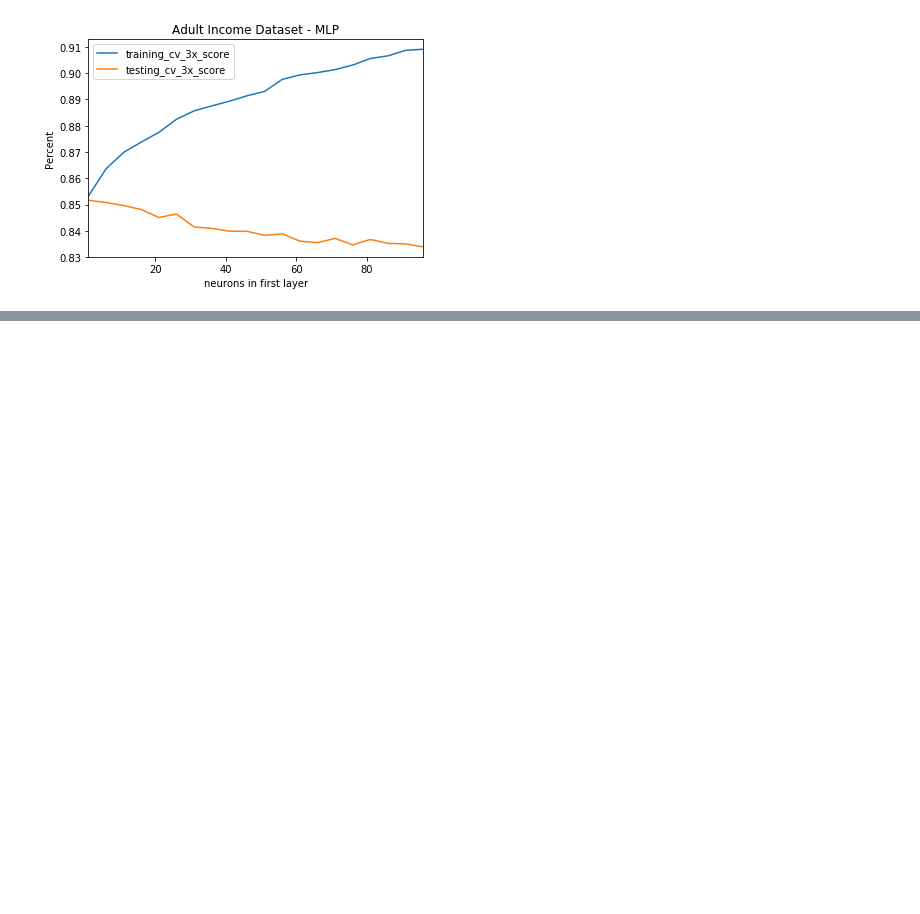
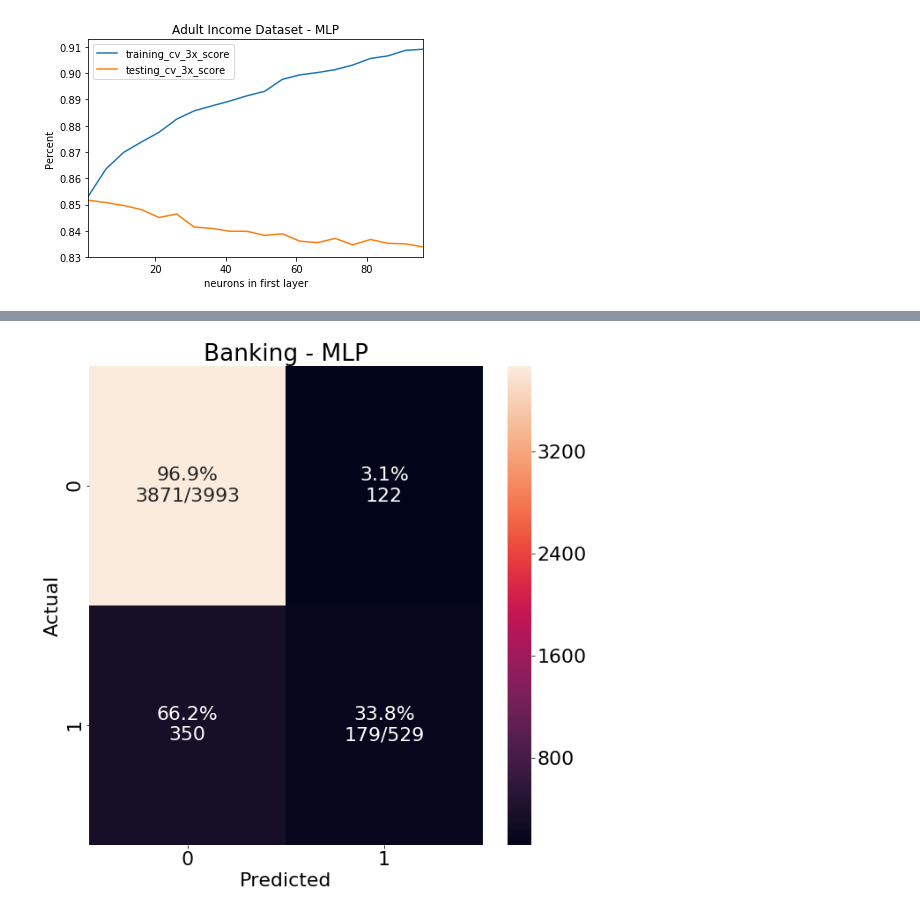
Before and after one commit to jonhilgart22/gatech_machine_learning, a Jupyter notebook: problem set 1/neural_networks.ipynb, the cells around one changed output, grey strips where cells are left out. Cells and saved outputs as stored; diff of their text form; code cells hidden in the pictures; blank space fills up the shorter version.

```diff
--- a/problem set 1/neural_networks.ipynb
+++ b/problem set 1/neural_networks.ipynb
@@ -198,7 +198,7 @@ pipeB = Pipeline([('Scale', StandardScaler()),
 params = {'MLP__hidden_layer_sizes':[_ for _ in range(1,50,3)],'MLP__activation':['relu','logistic','tanh'],
           'MLP__learning_rate':['constant', 'adaptive']}
 # %%
-a_grid_search = GridSearchCV(pipeA, params, return_train_score=True, n_jobs = -1)
-banking_grid_serach = GridSearchCV(pipeB, params, return_train_score=True, n_jobs=-1)
+a_grid_search = GridSearchCV(pipeA, params, return_train_score=True, n_jobs = -1, scoring='f1')
+banking_grid_serach = GridSearchCV(pipeB, params, return_train_score=True, n_jobs=-1, scoring='f1')
 # %%
 a_grid_search.fit(adult_trgX, adult_trgY)
@@ -225,3 +217,7 @@ a_grid_search.best_params_
 banking_grid_serach.fit(banking_trgX, banking_trgY)
 # %%
 banking_grid_serach.best_params_
+# %%
+best_banking_mlp = MLPClassifier(activation='logistic', hidden_layer_sizes=(16), learning_rate='constant')
+# %%
+best_banking_mlp.fit(banking_trgX, banking_trgY)
@@ -411,0 +628,4 @@ Text(0.5, 0, 'neurons in first layer')
+# %%
+cm_analysis(banking_tstY, best_banking_mlp.predict(banking_tstX), best_banking_mlp.classes_, 'Banking - MLP')
+# %% [output]
+[figure, added]
```
Also changed, not shown: parts of 18 cells of this notebook, 2 other files.
